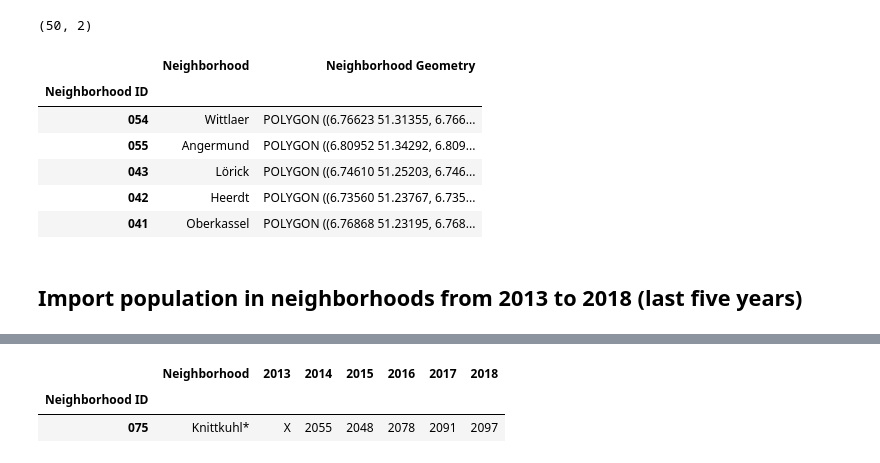
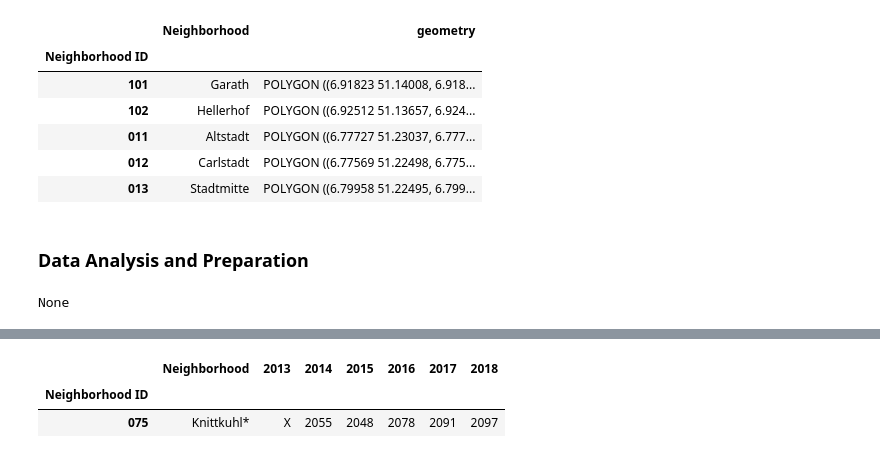
Before and after one commit to omoell/Coursera_Capstone, a Jupyter notebook: coursera_final_capstone.ipynb, the cells around one changed output, grey strips where cells are left out. Saved outputs shown, nothing was run; the diff lists cells and outputs as text; code cells hidden in the pictures.

Commit message:
Added data and data quality description for neighboorhoods and population data.

```diff
--- a/coursera_final_capstone.ipynb
+++ b/coursera_final_capstone.ipynb
@@ -67,5 +102,5 @@ https://public.opendatasoft.com provides data on the borders of the neighborhood
 # %%
-neighborhoods_orig = gpd.read_file('dus_neighborhoods.geojson')
-print(neighborhoods_orig.shape)
-neighborhoods_orig.head()
+neighborhoods_orig = gpd.read_file('dus_neighborhoods.geojson', crs='+init=epsg:4326')
+neighborhoods_orig = neighborhoods_orig.astype({'Stadtbezirk' : 'str', 'Stadtteil': 'str'})
+describe_data(neighborhoods_orig)
 # %% [output]
@@ -79,23 +153,25 @@ neighborhoods_orig.head()
 # %%
-neighborhoods = (neighborhoods_orig.drop(['Quelle', 'Stand', 'Stadtbezirk'], axis=1)
+neighborhoods = (neighborhoods_orig.drop(['Quelle', 'Stand', 'Stadtbezirk'], axis=1) # Drop not required columns
                                    .rename(columns={'Stadtteil': 'Neighborhood ID',
-                                                    'Name': 'Neighborhood',
-                                                    'geometry': 'Neighborhood Geometry'
-                                                   })
+                                                    'Name': 'Neighborhood'
+                                                   }) # Translate column headers
+                                   .sort_values(by='Neighborhood ID', ascending=True) # Sort table by neighborhood id
+                                   .assign(**{'Neighborhood ID': lambda x: x['Neighborhood ID'].map(lambda v: f'{int(v):03d}')}) # Convert ID to three digit str
                                    .set_index('Neighborhood ID')
-                                   .rename(index=lambda x: f'{x:03d}')
                 )
 
-print(neighborhoods.shape)
 neighborhoods.head()
 # %% [output]
-(50, 2)
-|  | Neighborhood | Neighborhood Geometry |
+|  | Neighborhood | geometry |
 | Neighborhood ID |  |  |
-| 054 | Wittlaer | POLYGON ((6.76623 51.31355, 6.766... |
-| 055 | Angermund | POLYGON ((6.80952 51.34292, 6.809... |
-| 043 | Lörick | POLYGON ((6.74610 51.25203, 6.746... |
-| 042 | Heerdt | POLYGON ((6.73560 51.23767, 6.735... |
-| 041 | Oberkassel | POLYGON ((6.76868 51.23195, 6.768... |
+| 101 | Garath | POLYGON ((6.91823 51.14008, 6.918... |
+| 102 | Hellerhof | POLYGON ((6.92512 51.13657, 6.924... |
+| 011 | Altstadt | POLYGON ((6.77727 51.23037, 6.777... |
+| 012 | Carlstadt | POLYGON ((6.77569 51.22498, 6.775... |
+| 013 | Stadtmitte | POLYGON ((6.79958 51.22495, 6.799... |
-# %% [markdown]
-## Import population in neighborhoods from 2013 to 2018 (last five years)
+# %% [markdown]
+### Data Analysis and Preparation
+# %%
+print(neighborhoods.crs)
+# %% [output]
+None
```
Also changed, not shown: parts of 119 cells of this notebook, 4 other files.
